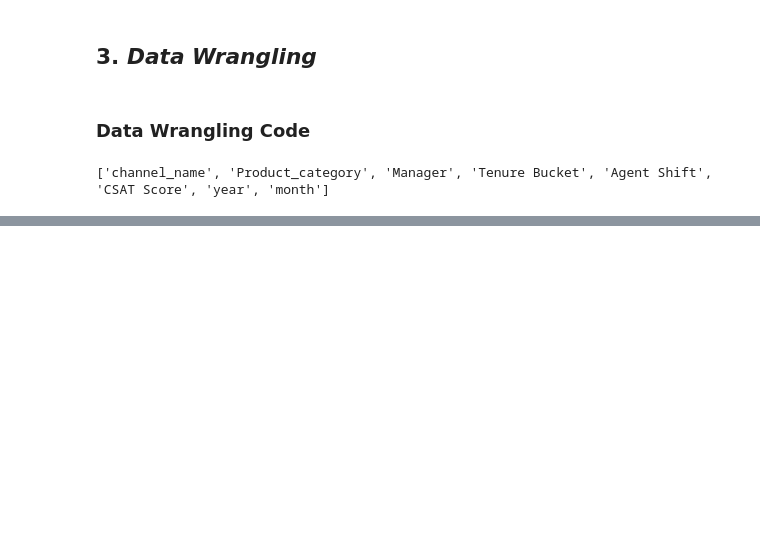
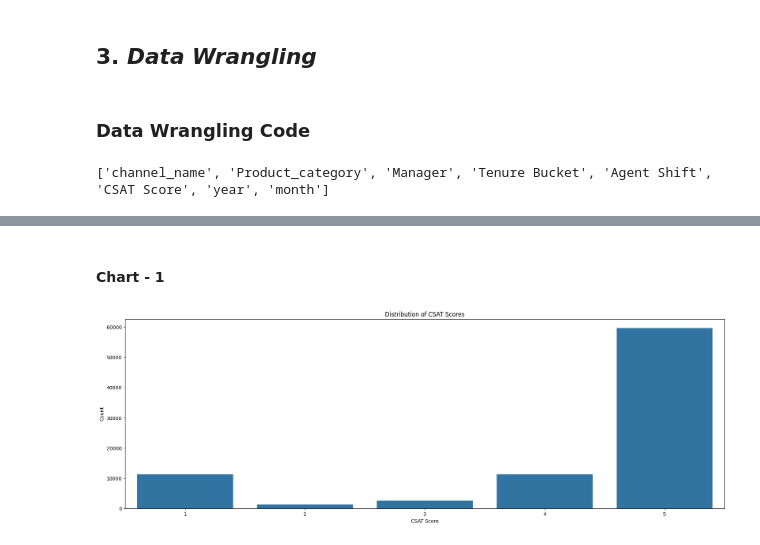
Before and after one commit to Rajesh1505/Capstone_Project_Deep_Learning, a Jupyter notebook: Capstone_Project_Deep_Learning.ipynb, the cells around one changed output, grey strips where cells are left out. Cells and saved outputs as stored; diff of their text form; code cells hidden in the pictures; blank space fills up the shorter version.

Commit message:
Data Vizualization

```diff
--- a/Capstone_Project_Deep_Learning.ipynb
+++ b/Capstone_Project_Deep_Learning.ipynb
@@ -314,0 +317,12 @@ print(numeric_cols)
+# %% [markdown]
+#### Chart - 1
+# %%
+# Chart - 1 visualization code
+plt.figure(figsize=(22, 7))
+sns.countplot(x='CSAT Score', data=customer_support_data, order=[1, 2, 3, 4, 5])
+plt.title('Distribution of CSAT Scores')
+plt.xlabel('CSAT Score')
+plt.ylabel('Count')
+plt.show()
+# %% [output]
+[figure, added]
```
Also changed, not shown: parts of 40 cells of this notebook.
